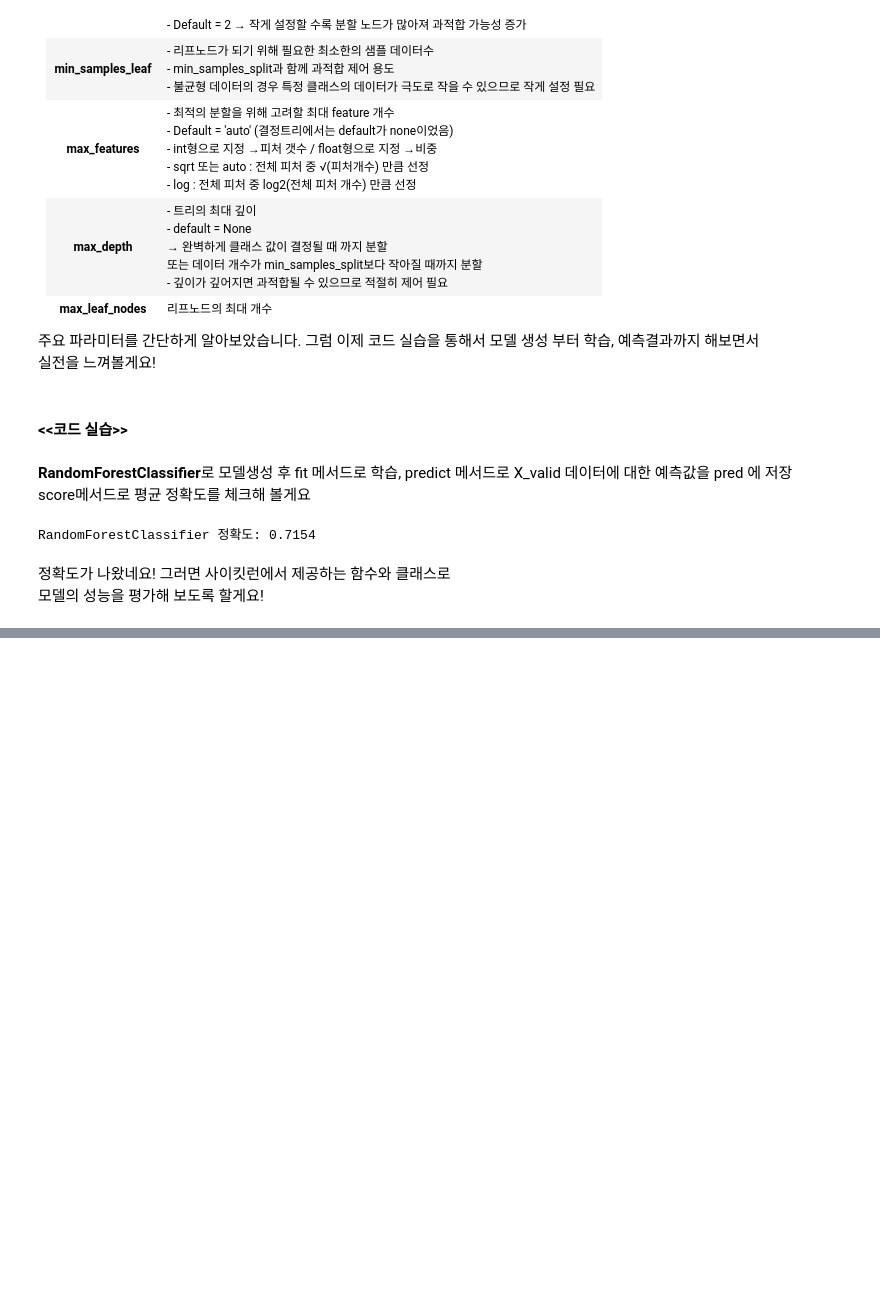
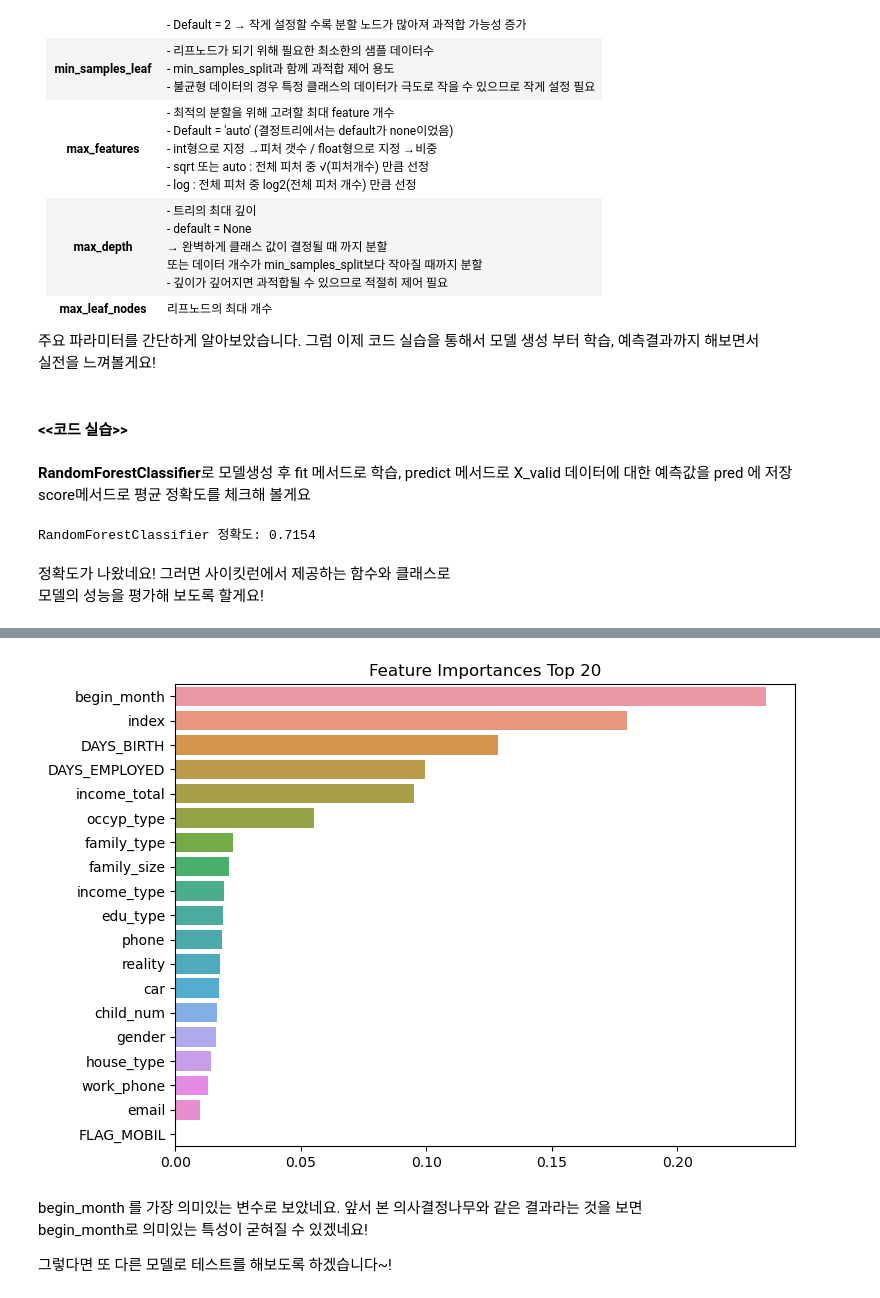
Before and after one commit to shkim4-markany/dacon_team6, a Jupyter notebook: Stage6.ipynb, the cells around one changed output, grey strips where cells are left out. Drawn from its saved outputs; the diff is of its cells as text; code cells hidden in the pictures; blank space fills up the shorter version.

```diff
--- a/Stage6.ipynb
+++ b/Stage6.ipynb
@@ -123,7 +122,7 @@ X_train, X_valid, y_train, y_valid = train_test_split(X,y,stratify=y , test_size
 #사이킷런의 DecisionTreeClassifier로 모델 학습
 from sklearn.tree import DecisionTreeClassifier
 dt = DecisionTreeClassifier(random_state=42)
-dt.fit(x_train, y_train)
+dt.fit(X_train, y_train)
 # %% [output]
 DecisionTreeClassifier(random_state=42)
 # %% [markdown]
@@ -377,0 +373,7 @@ print("F1 Score:", f1)
+# %%
+#변수 중요도 계산
+import pandas as pd
+
+importtances_values = pd.Series(rf.feature_importances_, index=X_valid.columns).sort_values(ascending=False)
+fr_top20 = importtances_values.head(20)
+fr_top20
@@ -377,0 +401,19 @@ print("F1 Score:", f1)
+# %%
+#변수중요도 시각화
+
+import matplotlib.pyplot as plt
+import seaborn as sns
+
+%matplotlib inline
+
+plt.figure(figsize=(8,6))
+plt.title('Feature Importances Top 20')
+sns.barplot(x=fr_top20, y=fr_top20.index)
+plt.show()
+# %% [output]
+[figure, added]
+# %% [markdown]
+begin_month 를 가장 의미있는 변수로 보았네요.
+앞서 본 의사결정나무와 같은 결과라는 것을 보면<br> begin_month로 의미있는 특성이 굳혀질 수 있겠네요!
+
+그렇다면 또 다른 모델로 테스트를 해보도록 하겠습니다~!
```
Also changed, not shown: parts of 8 cells of this notebook.
